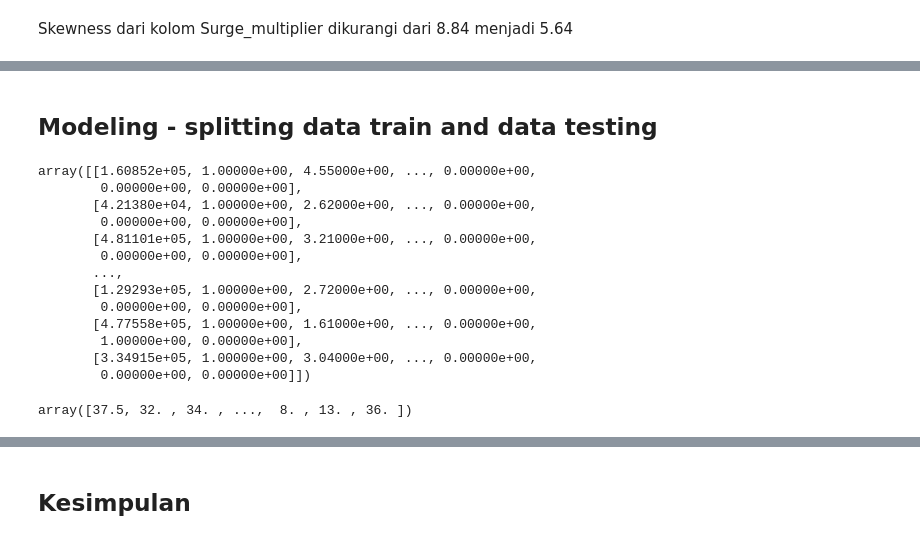
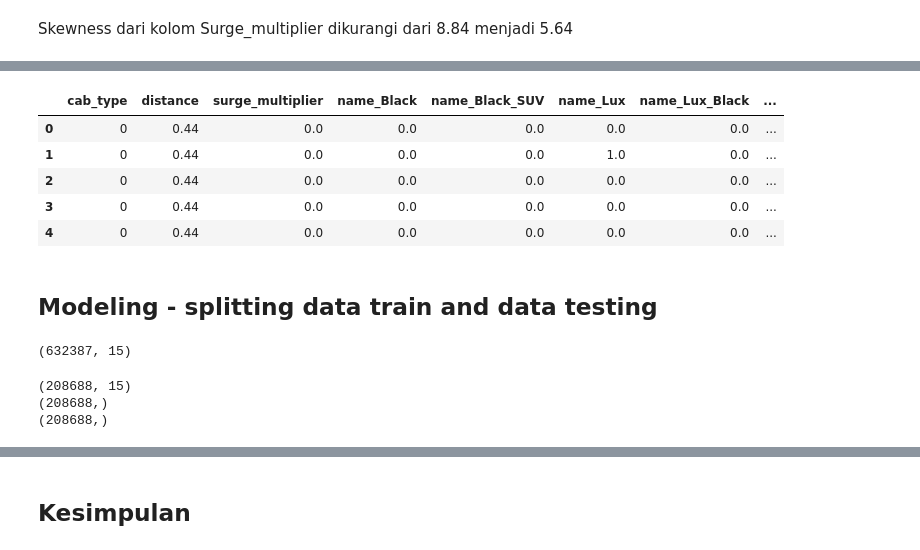
Before and after one commit to safiraauliar/Final-Project1-LinierRegression-kelompok1, a Jupyter notebook: FinalProject1-PYTN-03-LinearRegression.ipynb, the cells around one changed output, grey strips where cells are left out. Cells and saved outputs as stored; diff of their text form; code cells hidden in the pictures.

```diff
--- a/FinalProject1-PYTN-03-LinearRegression.ipynb
+++ b/FinalProject1-PYTN-03-LinearRegression.ipynb
@@ -704,3 +762,13 @@ Skewness dari kolom Surge_multiplier dikurangi dari 8.84 menjadi 5.64
+# %%
+x = df.drop(columns=['price'], axis=1)
+x.head()
+# %% [output]
+|  | cab_type | distance | surge_multiplier | name_Black | name_Black_SUV | name_Lux | name_Lux_Black | ... |
+| 0 | 0 | 0.44 | 0.0 | 0.0 | 0.0 | 0.0 | 0.0 | ... |
+| 1 | 0 | 0.44 | 0.0 | 0.0 | 0.0 | 1.0 | 0.0 | ... |
+| 2 | 0 | 0.44 | 0.0 | 0.0 | 0.0 | 0.0 | 0.0 | ... |
+| 3 | 0 | 0.44 | 0.0 | 0.0 | 0.0 | 0.0 | 0.0 | ... |
+| 4 | 0 | 0.44 | 0.0 | 0.0 | 0.0 | 0.0 | 0.0 | ... |
 # %% [markdown]
 ## Modeling - splitting data train and data testing
 # %%
@@ -714,22 +780,14 @@ model_LR = LinearRegression()
 model = model_LR.fit(x_train, y_train)
 ypred = model.predict(x_test)
 # %%
-x_train
+x.shape
 # %% [output]
-array([[1.60852e+05, 1.00000e+00, 4.55000e+00, ..., 0.00000e+00,
-        0.00000e+00, 0.00000e+00],
-       [4.21380e+04, 1.00000e+00, 2.62000e+00, ..., 0.00000e+00,
-        0.00000e+00, 0.00000e+00],
-       [4.81101e+05, 1.00000e+00, 3.21000e+00, ..., 0.00000e+00,
-        0.00000e+00, 0.00000e+00],
-       ...,
-       [1.29293e+05, 1.00000e+00, 2.72000e+00, ..., 0.00000e+00,
-        0.00000e+00, 0.00000e+00],
-       [4.77558e+05, 1.00000e+00, 1.61000e+00, ..., 0.00000e+00,
-        1.00000e+00, 0.00000e+00],
-       [3.34915e+05, 1.00000e+00, 3.04000e+00, ..., 0.00000e+00,
-        0.00000e+00, 0.00000e+00]])
+(632387, 15)
-# %%
-y_train
-# %% [output]
-array([37.5, 32. , 34. , ...,  8. , 13. , 36. ])
+# %%
+print(x_test.shape)
+print(y_test.shape)
+print(ypred.shape)
+# %% [output]
+(208688, 15)
+(208688,)
+(208688,)
```
Also changed, not shown: parts of 20 cells of this notebook.
